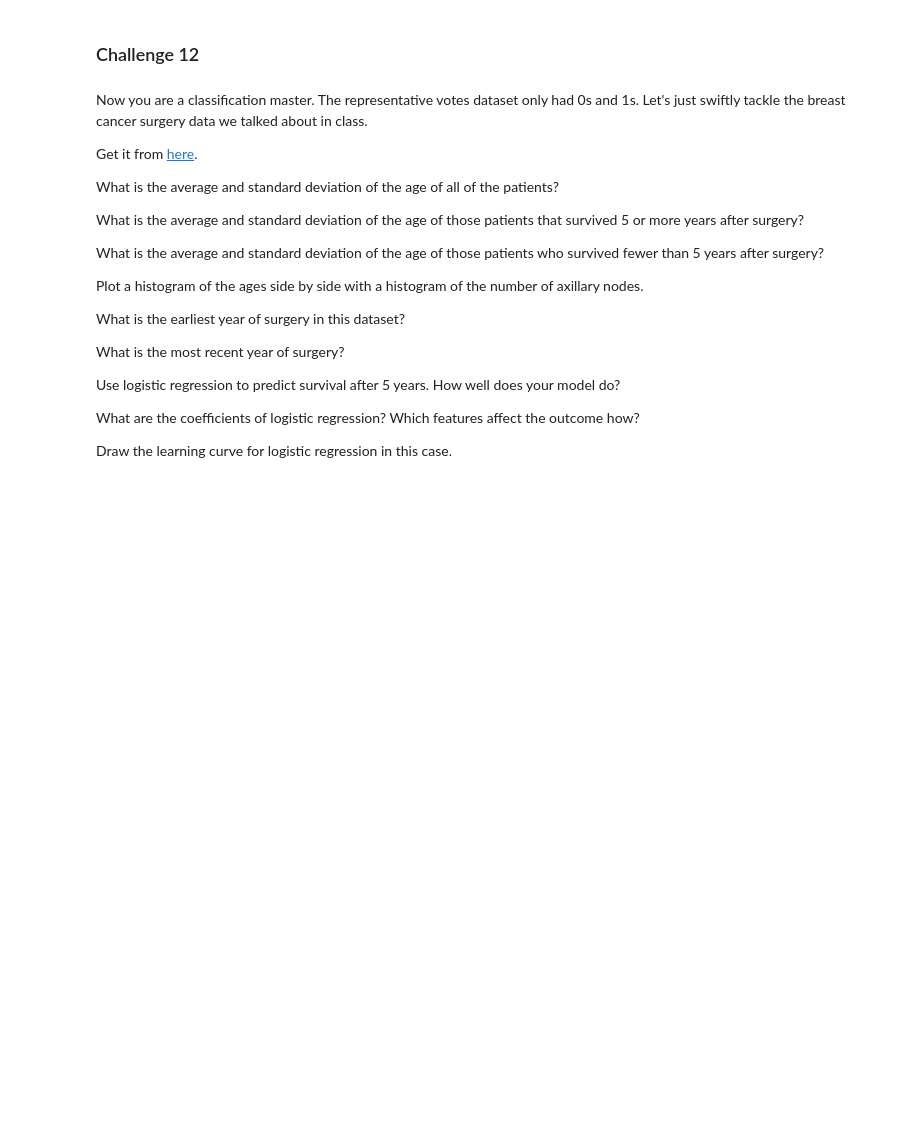
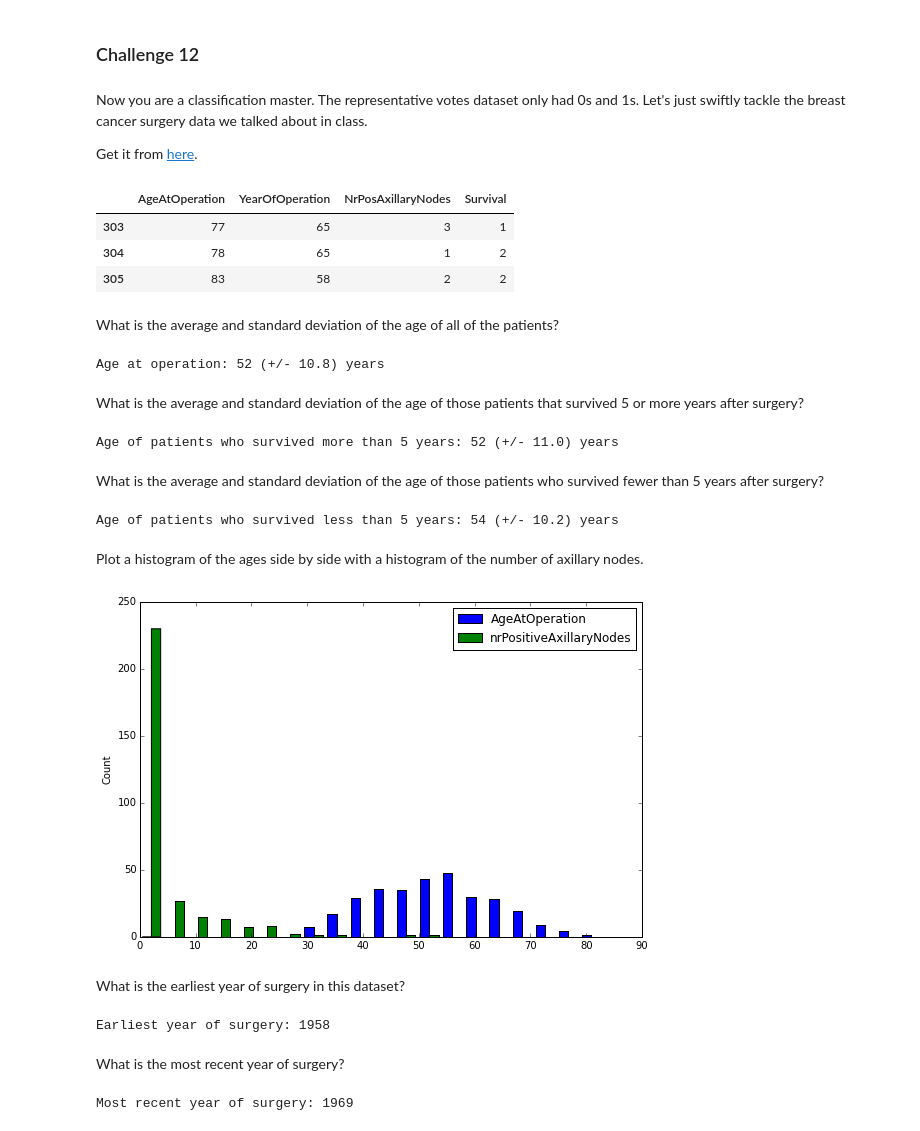
Before and after one commit to fdurant/suplearn_challenges, a Jupyter notebook: suplearn_challenges.ipynb, the cells around one changed output. Saved outputs shown, nothing was run; the diff lists cells and outputs as text; code cells hidden in the pictures; blank space fills up the shorter version.

Commit message:
Finished 12th (= last) Supervised Modelling challenge

```diff
--- a/suplearn_challenges.ipynb
+++ b/suplearn_challenges.ipynb
@@ -487,25 +489,60 @@ logres: 0.474 (+/- 0.008)
 baseline: 0.412 (+/- 0.000)
 # %% [markdown]
 ### Challenge 12
-# %% [markdown]
-Now you are a classification master. The representative votes dataset only had 0s and 1s. Let's just swiftly tackle the breast cancer surgery data we talked about in class.
-
-Get it from [here](https://archive.ics.uci.edu/ml/datasets/Haberman%27s+Survival).
-
-What is the average and standard deviation of the age of all of the patients?
-
-What is the average and standard deviation of the age of those patients that survived 5 or more years after surgery?
-
-What is the average and standard deviation of the age of those patients who survived fewer than 5 years after surgery?
-
-Plot a histogram of the ages side by side with a histogram of the number of axillary nodes.
-
-What is the earliest year of surgery in this dataset?
-
-What is the most recent year of surgery?
-
-Use logistic regression to predict survival after 5 years. How well does your model do?
-
-What are the coefficients of logistic regression? Which features affect the outcome how?
-
-Draw the learning curve for logistic regression in this case.
+# %% [markdown]
+Now you are a classification master. The representative votes dataset only had 0s and 1s. Let's just swiftly tackle the breast cancer surgery data we talked about in class.
+
+Get it from [here](https://archive.ics.uci.edu/ml/datasets/Haberman%27s+Survival).
+# %%
+cancerDF=pd.read_csv('haberman.csv', sep=',', header=0)
+cancerDF.tail(3)
+# %% [output]
+|  | AgeAtOperation | YearOfOperation | NrPosAxillaryNodes | Survival |
+| 303 | 77 | 65 | 3 | 1 |
+| 304 | 78 | 65 | 1 | 2 |
+| 305 | 83 | 58 | 2 | 2 |
+# %% [markdown]
+What is the average and standard deviation of the age of all of the patients?
+# %%
+print "Age at operation: %1.0f (+/- %1.1f) years" % (cancerDF['AgeAtOperation'].mean(),cancerDF['AgeAtOperation'].std())
+# %% [output]
+Age at operation: 52 (+/- 10.8) years
+# %% [markdown]
+What is the average and standard deviation of the age of those patients that survived 5 or more years after surgery?
+# %%
+survivors = cancerDF[cancerDF['Survival']==1]
+print "Age of patients who survived more than 5 years: %1.0f (+/- %1.1f) years" % (survivors['AgeAtOperation'].mean(),survivors['AgeAtOperation'].std())
+# %% [output]
+Age of patients who survived more than 5 years: 52 (+/- 11.0) years
+# %% [markdown]
+What is the average and standard deviation of the age of those patients who survived fewer than 5 years after surgery?
+# %%
+nonSurvivors = cancerDF[cancerDF['Survival']==2]
+print "Age of patients who survived less than 5 years: %1.0f (+/- %1.1f) years" % (nonSurvivors['AgeAtOperation'].mean(),nonSurvivors['AgeAtOperation'].std())
+# %% [output]
+Age of patients who survived less than 5 years: 54 (+/- 10.2) years
+# %% [markdown]
+Plot a histogram of the ages side by side with a histogram of the number of axillary nodes.
+# %%
+from matplotlib import pyplot as plt
+ax = plt.figure(1,(9,6))
+n, bins, patches = plt.hist([cancerDF['AgeAtOperation'],cancerDF['NrPosAxillaryNodes']], 20, histtype='bar', label=['AgeAtOperation', 'nrPositiveAxillaryNodes'])
+plt.ylabel("Count")
+plt.legend()
+plt.show()
+# %% [output]
+[figure, added]
+# %% [markdown]
+What is the earliest year of surgery in this dataset?
+# %%
+minYear = cancerDF['YearOfOperation'].min()
+print "Earliest year of surgery: %d" % (int(minYear) + 1900)
+# %% [output]
+Earliest year of surgery: 1958
+# %% [markdown]
+What is the most recent year of surgery?
+# %%
+maxYear = cancerDF['YearOfOperation'].max()
+print "Most recent year of surgery: %d" % (int(maxYear) + 1900)
+# %% [output]
+Most recent year of surgery: 1969
```
Also changed, not shown: parts of 10 cells of this notebook.
